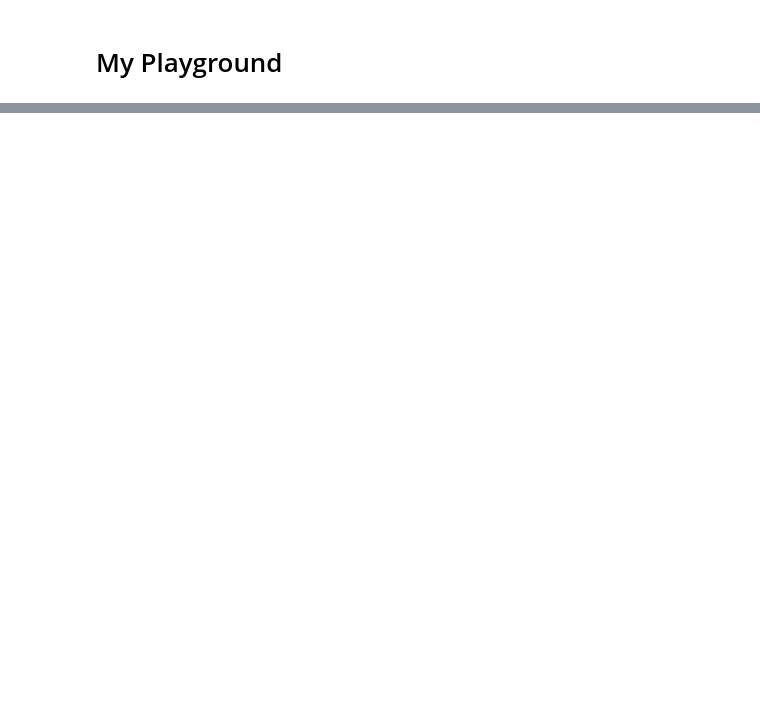
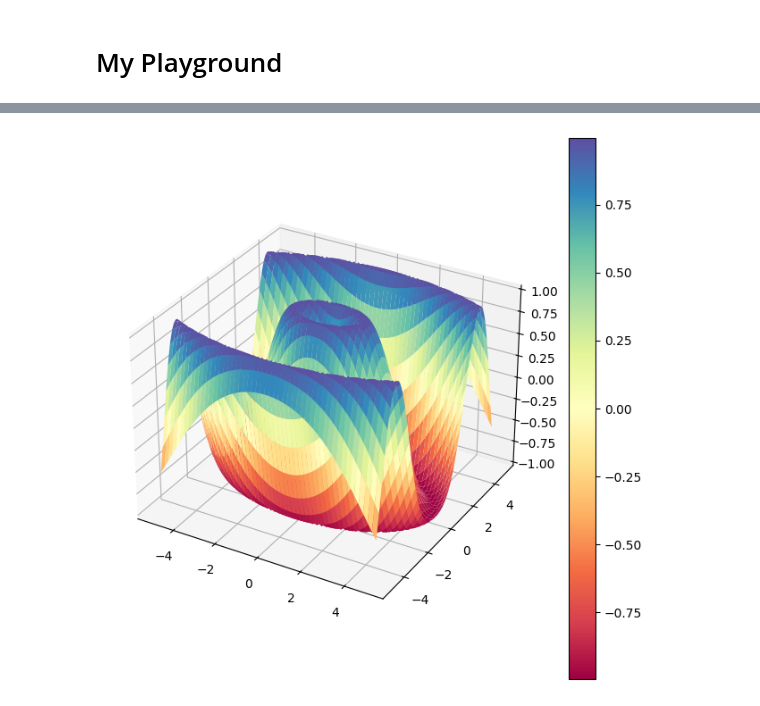
Before and after one commit to HelmutQualtinger/jp-playground, a Jupyter notebook: MyPlayGround.ipynb, the cells around one changed output, grey strips where cells are left out. Drawn from its saved outputs; the diff is of its cells as text; code cells hidden in the pictures; blank space fills up the shorter version.

```diff
--- a/MyPlayGround.ipynb
+++ b/MyPlayGround.ipynb
@@ -103,0 +145,15 @@ winter_r
+# %%
+
+
+x = np.linspace(-5, 5, 1000)
+y = np.linspace(-5, 5, 1000)
+X, Y = np.meshgrid(x, y)
+Z = np.sin(np.sqrt(X**2 + 3*Y**2))
+
+fig = plt.figure(figsize=(20/2.54, 20/2.54))  # Convert cm to inches
+ax = fig.add_subplot(111, projection='3d')
+surf = ax.plot_surface(X, Y, Z, cmap='Spectral')
+fig.colorbar(surf)
+plt.show()
+# %% [output]
+[figure, added]
```
Also changed, not shown: parts of 8 cells of this notebook.
